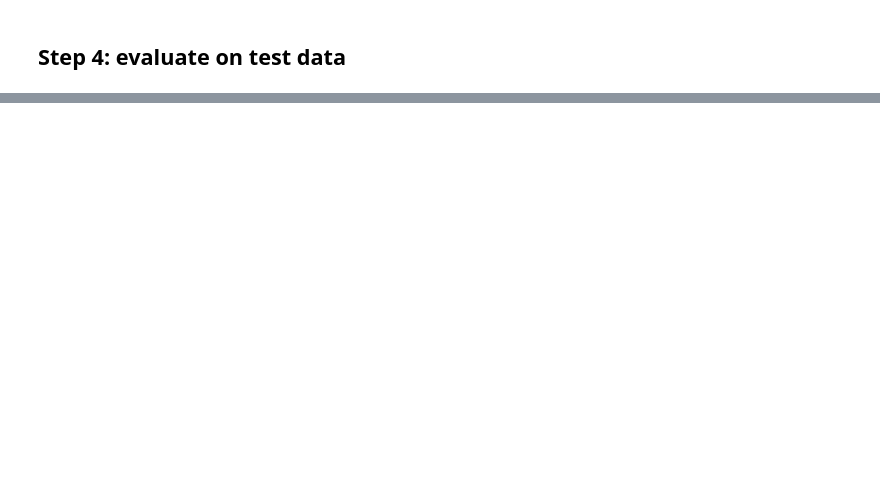
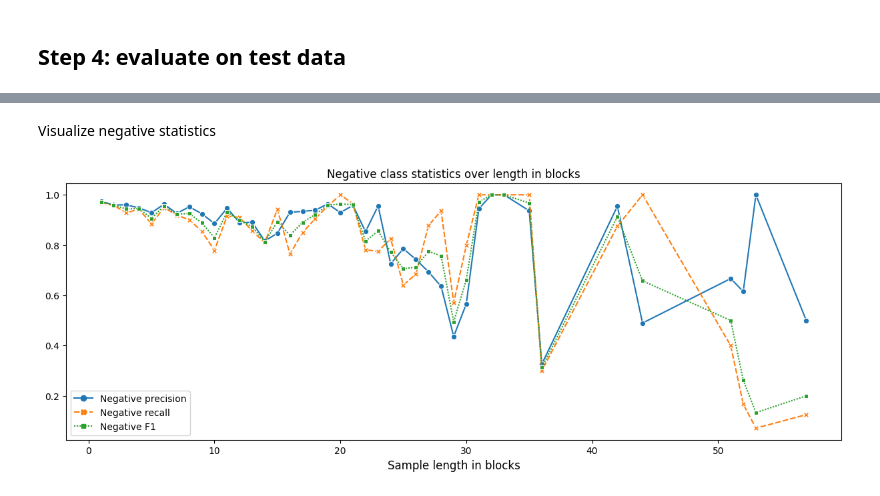
Before and after one commit to LorenzoDallaglio/highliner-seq2seq, a Jupyter notebook: PalmtreeBiLSTM.ipynb, the cells around one changed output, grey strips where cells are left out. Cells and saved outputs as stored; diff of their text form; code cells hidden in the pictures; blank space fills up the shorter version.

Commit message:
Added more varied and detailed testing to the training notebook

```diff
--- a/PalmtreeBiLSTM.ipynb
+++ b/PalmtreeBiLSTM.ipynb
@@ -405,2 +399,5 @@ data            extract_dataset.py  __pycache__  utils
+# %%
+model_name = "32BiLSTMx3+32CNN"
+decoder = tfk.saving.load_model("models/{}".format(model_name))
 # %% [markdown]
 ## Step 4: evaluate on test data
@@ -602,0 +502,2 @@ weighted avg       1.00      1.00      1.00       220
+# %%
+report_dir = os.path.join("testing_reports", model_name)
@@ -602,0 +671,4 @@ weighted avg       1.00      1.00      1.00       220
+# %%
+length_report_dir = os.path.join(report_dir, "length-related stats")
+if not os.path.exists(length_report_dir):
+  os.mkdir(length_report_dir)
@@ -602,0 +677,22 @@ weighted avg       1.00      1.00      1.00       220
+# %%
+max_block_size = 60
+size_metrics_map = {}
+negative_metrics = ['Negative precision', 'Negative recall', 'Negative F1', 'Negative support']
+positive_metrics = ['Positive precision', 'Positive recall', 'Positive F1', 'Positive support']
+accuracy_metrics = ['Instruction-grain accuracy', 'Sequence-grain accuracy', 'Sequence number']
+
+target_names = ['Not inlined', 'Inlined']
+
+for n in range(1, 60):
+  metrics_dict = dict()
+  n_sized_samples = [sample for sample in test_samples if (sample.snippet.blocksize == n)]
+  if n_sized_samples:
+    metrics_dict = get_metrics_dict(n_sized_samples, target_names)
+    size_metrics_map[n] = metrics_dict
+  else:
+    pass
+
+
+df = pd.DataFrame.from_dict(size_metrics_map, orient='index')
+print(df)
+overall_df.to_csv(os.path.join(length_report_dir, "Length related stats table.csv"))
@@ -602,0 +717,13 @@ weighted avg       1.00      1.00      1.00       220
+# %% [markdown]
+Visualize negative statistics
+# %%
+min_support = 10
+negative_data = df.loc[df['Negative support'] >= min_support]
+
+fig, ax = plt.subplots(figsize=(15, 5))
+sns.lineplot(data=negative_data[negative_metrics[:-1]], markers=True, ax=ax)
+ax.set_xlabel("Sample length in blocks", fontsize=12)
+ax.set_title("Negative class statistics over length in blocks")
+plt.savefig(os.path.join(length_report_dir, "Negative class statistics"))
+# %% [output]
+[figure, added]
```
Also changed, not shown: parts of 48 cells of this notebook.
